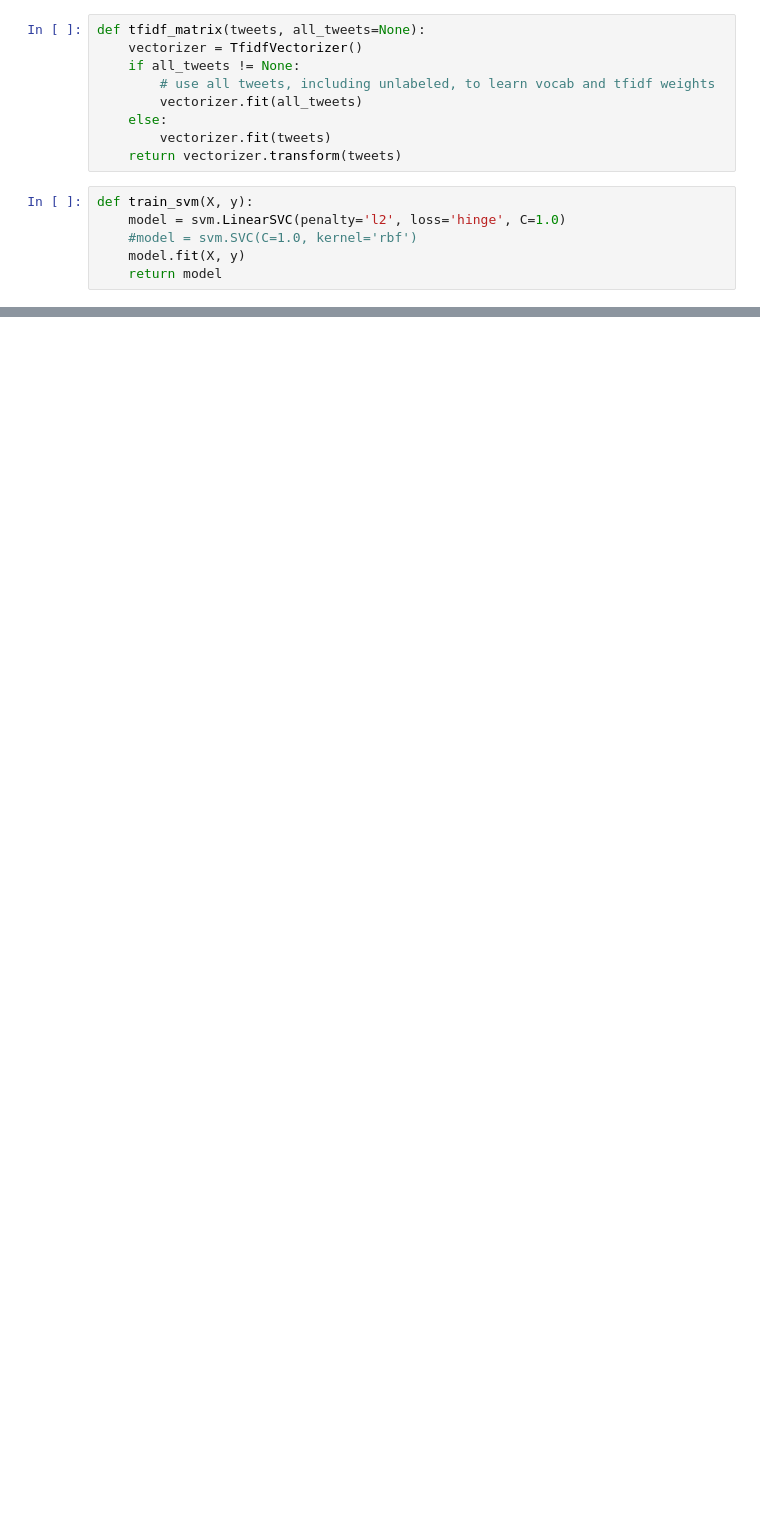
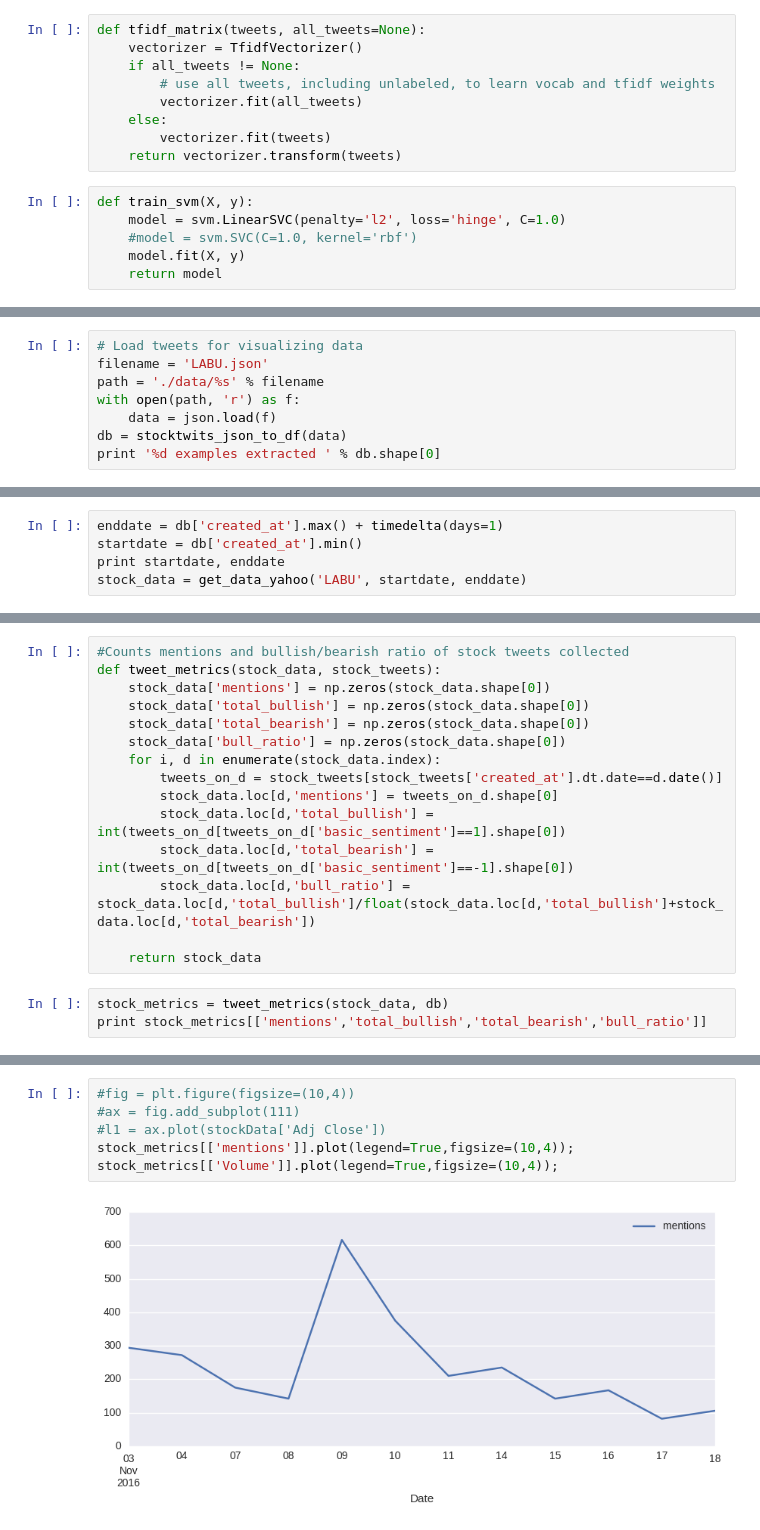
Before and after one commit to Frank-node/stocktwits_analysis, a Jupyter notebook: stocktwits_analysis.ipynb, the cells around one changed output, grey strips where cells are left out. Drawn from its saved outputs; the diff is of its cells as text; blank space fills up the shorter version.

Commit message:
Add files via upload
Added Intro section and data visualization.

```diff
--- a/stocktwits_analysis.ipynb
+++ b/stocktwits_analysis.ipynb
@@ -185,0 +252,8 @@ Test set accuracy = 0.825059
+# %%
+# Load tweets for visualizing data
+filename = 'LABU.json'
+path = './data/%s' % filename
+with open(path, 'r') as f:
+    data = json.load(f)
+db = stocktwits_json_to_df(data)
+print '%d examples extracted ' % db.shape[0]
@@ -185,0 +265,5 @@ Test set accuracy = 0.825059
+# %%
+enddate = db['created_at'].max() + timedelta(days=1)
+startdate = db['created_at'].min()
+print startdate, enddate
+stock_data = get_data_yahoo('LABU', startdate, enddate)
@@ -185,0 +289,18 @@ Test set accuracy = 0.825059
+# %%
+#Counts mentions and bullish/bearish ratio of stock tweets collected
+def tweet_metrics(stock_data, stock_tweets):
+    stock_data['mentions'] = np.zeros(stock_data.shape[0])
+    stock_data['total_bullish'] = np.zeros(stock_data.shape[0])
+    stock_data['total_bearish'] = np.zeros(stock_data.shape[0])
+    stock_data['bull_ratio'] = np.zeros(stock_data.shape[0])
+    for i, d in enumerate(stock_data.index):
+        tweets_on_d = stock_tweets[stock_tweets['created_at'].dt.date==d.date()]
+        stock_data.loc[d,'mentions'] = tweets_on_d.shape[0]
+        stock_data.loc[d,'total_bullish'] = int(tweets_on_d[tweets_on_d['basic_sentiment']==1].shape[0])
+        stock_data.loc[d,'total_bearish'] = int(tweets_on_d[tweets_on_d['basic_sentiment']==-1].shape[0])
+        stock_data.loc[d,'bull_ratio'] = stock_data.loc[d,'total_bullish']/float(stock_data.loc[d,'total_bullish']+stock_data.loc[d,'total_bearish'])
+
+    return stock_data
+# %%
+stock_metrics = tweet_metrics(stock_data, db)
+print stock_metrics[['mentions','total_bullish','total_bearish','bull_ratio']]
@@ -185,0 +322,8 @@ Test set accuracy = 0.825059
+# %%
+#fig = plt.figure(figsize=(10,4))
+#ax = fig.add_subplot(111)
+#l1 = ax.plot(stockData['Adj Close'])
+stock_metrics[['mentions']].plot(legend=True,figsize=(10,4));
+stock_metrics[['Volume']].plot(legend=True,figsize=(10,4));
+# %% [output]
+[figure, added]
```
Also changed, not shown: parts of 16 cells of this notebook.
